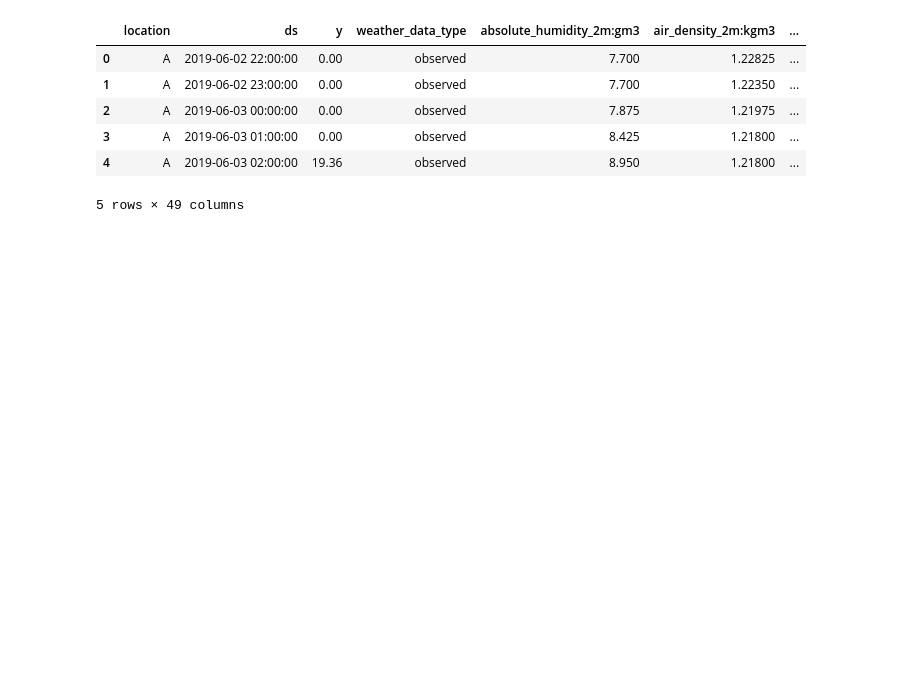
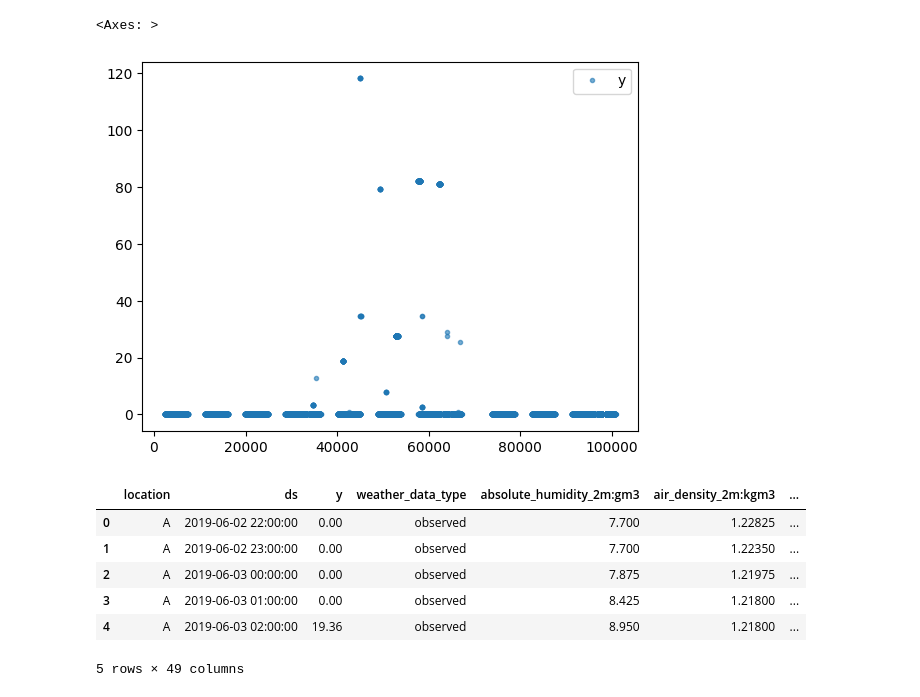
Before and after one commit to jacob-a-worsoe/stabekk, a Jupyter notebook: notebooks/workbook_henrik.ipynb, the cells around one changed output. Cells and saved outputs as stored; diff of their text form; code cells hidden in the pictures; blank space fills up the shorter version.

```diff
--- a/notebooks/workbook_henrik.ipynb
+++ b/notebooks/workbook_henrik.ipynb
@@ -17,3 +110,8 @@ df_test = data.get_testing_flattened()
+# %%
+df_train[df_train['sun_elevation:d'] < -20][['y']].plot(linestyle='none',marker='.', alpha=0.6)
+# %% [output]
+<Axes: >
+[figure, added]
 # %%
 import tensorflow as tf
 from keras.utils import timeseries_dataset_from_array
```
Also changed, not shown: parts of 16 cells of this notebook, 8 other files.
